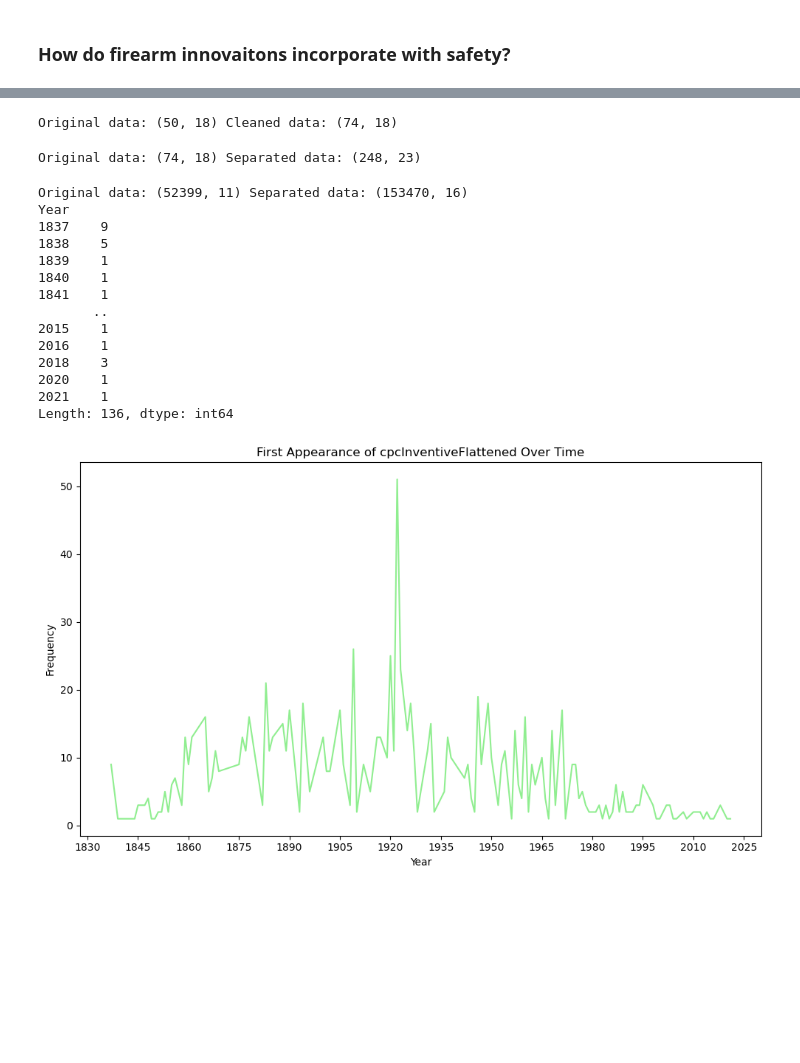
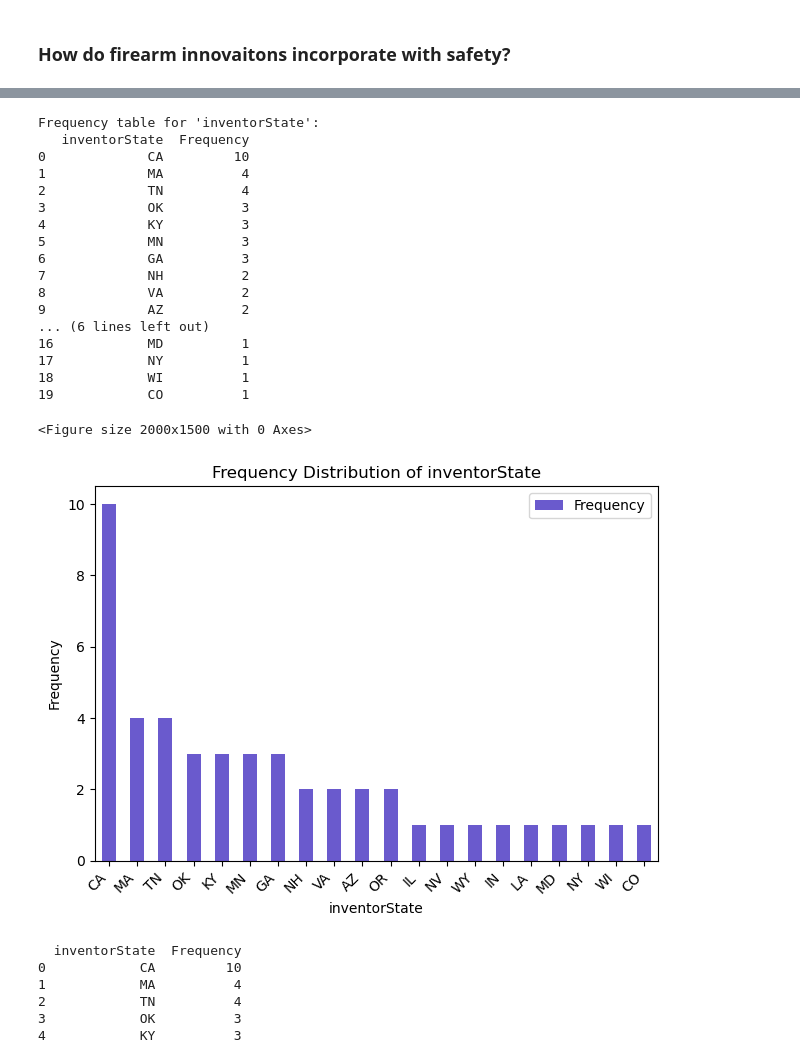
Before and after one commit to PattonYin/GunSafety_pkg, a Jupyter notebook: demo.ipynb, the cells around one changed output, grey strips where cells are left out. Cells and saved outputs as stored; diff of their text form; code cells hidden in the pictures; blank space fills up the shorter version.

```diff
--- a/demo.ipynb
+++ b/demo.ipynb
@@ -20,9 +61,5 @@ fck = KA.get_word_count(catch_word = True, keyword = True)
 pd_data = pd.read_csv('./data/raw/patents.csv')
 # merge the dataset
 data = pd.merge(fck, pd_data, on='guid', how='left')
-# create a Patent_Descriptive object
-pdt1 = Patent_Descriptive(data = data)
 # reformat the dataset
-pdt1.reformat()
-# check frequency
-kf = pdt1.frequency(data = pdt1.data, column = 'keyword', num = 20, figsize=(20,15))
+data = reformat(data)
@@ -49,37 +66,30 @@ Frequency table for 'keyword':
-# %%
-inventor_state = pdt1.clean_by(pdt1.data, 'inventorState')
-print("Original data:", pdt1.data.shape, "Cleaned data:", inventor_state.shape)
-# %% [output]
-Original data: (50, 18) Cleaned data: (74, 18)
-# %%
-separated = pdt1.separate_category(data = inventor_state)
-print("Original data:", inventor_state.shape, "Separated data:", separated.shape)
-# %% [output]
-Original data: (74, 18) Separated data: (248, 23)
-# %%
-pd_data2 = pd.read_csv('./data/raw/patents.csv')
-pdt2 = Patent_Descriptive(data = pd_data2)
-pdt2.reformat()
-
-pdt2.data = pdt2.separate_category(data = pdt2.data)
-print("Original data:", pd_data2.shape, "Separated data:", pdt2.data.shape)
-
-F41 = pdt2.data.loc[(pdt2.data['category'] == 'F') & (pdt2.data['subcategory1'] == '41')]
-
-fa = pdt2.first_appear(data = F41, target = 'cpcInventiveFlattened')
-# %% [output]
-Original data: (52399, 11) Separated data: (153470, 16)
-Year
-1837    9
-1838    5
-1839    1
-1840    1
-1841    1
-       ..
-2015    1
-2016    1
-2018    3
-2020    1
-2021    1
-Length: 136, dtype: int64
-[figure, removed]
+# %%
+inventor_state = clean_by(data, 'inventorState')
+ifd = frequency(data = inventor_state, column = 'inventorState', num = 20, figsize=(20,15), color = 'slateblue')
+print(ifd.head())
+# %% [output]
+Frequency table for 'inventorState':
+   inventorState  Frequency
+0             CA         10
+1             MA          4
+2             TN          4
+3             OK          3
+4             KY          3
+5             MN          3
+6             GA          3
+7             NH          2
+8             VA          2
+9             AZ          2
+... (6 lines left out)
+16            MD          1
+17            NY          1
+18            WI          1
+19            CO          1
+<Figure size 2000x1500 with 0 Axes>
+[figure, added]
+  inventorState  Frequency
+0            CA         10
+1            MA          4
+2            TN          4
+3            OK          3
+4            KY          3
```
Also changed, not shown: parts of 4 cells of this notebook, 5 other files.
